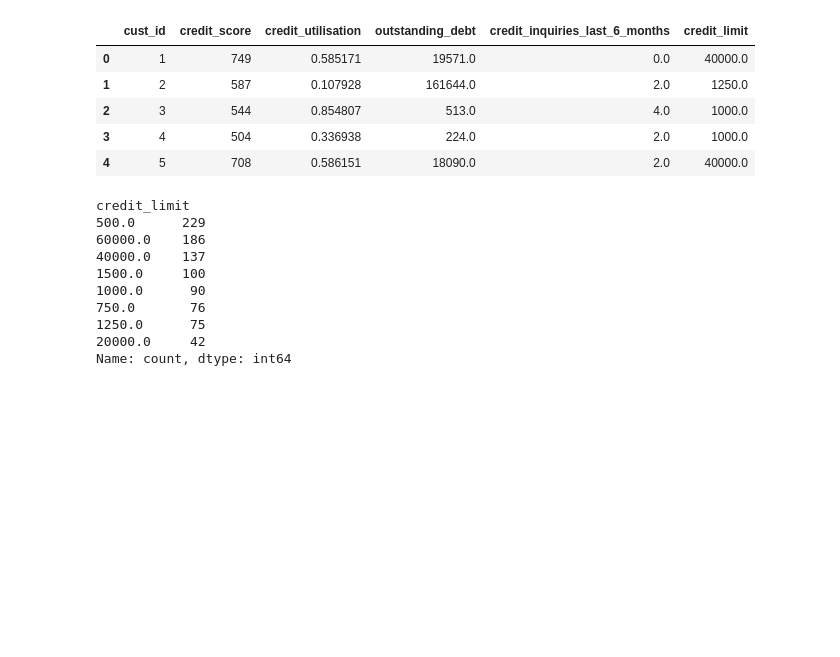
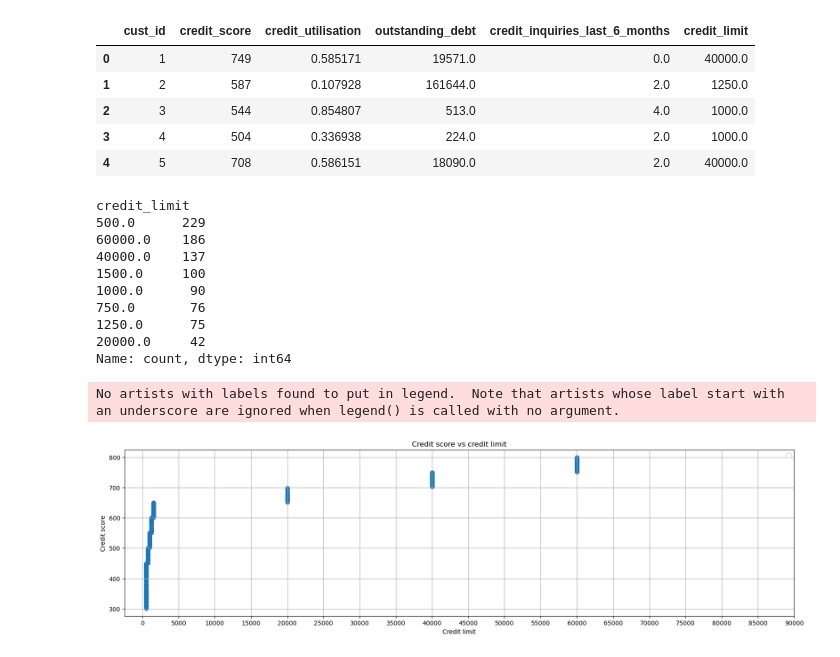
Before and after one commit to Vishal-Nishad/CodeBasics, a Jupyter notebook: 3. Math and Statistics/9. Phase 1-Find Target Market/Untitled.ipynb, the cells around one changed output. Saved outputs shown, nothing was run; the diff lists cells and outputs as text; code cells hidden in the pictures; blank space fills up the shorter version.

```diff
--- a/3. Math and Statistics/9. Phase 1-Find Target Market/Untitled.ipynb
+++ b/3. Math and Statistics/9. Phase 1-Find Target Market/Untitled.ipynb
@@ -518,3 +518,18 @@ credit_limit
 1250.0      75
 20000.0     42
 Name: count, dtype: int64
+# %%
+# to get overview of relation between credit limit and credit score , plot a scatter graph
+plt.figure(figsize=(20,5))
+plt.scatter(df_cs_clean_1["credit_limit"],df_cs_clean_1["credit_score"])
+plt.title("Credit score vs credit limit")
+plt.xlabel("Credit limit")
+plt.ylabel("Credit score")
+
+plt.xticks(range(0,90001,5000))
+plt.grid(True)
+plt.legend()
+plt.show()
+# %% [output]
+No artists with labels found to put in legend.  Note that artists whose label start with an underscore are ignored when legend() is called with no argument.
+[figure, added]
```
Also changed, not shown: parts of 10 cells of this notebook.
